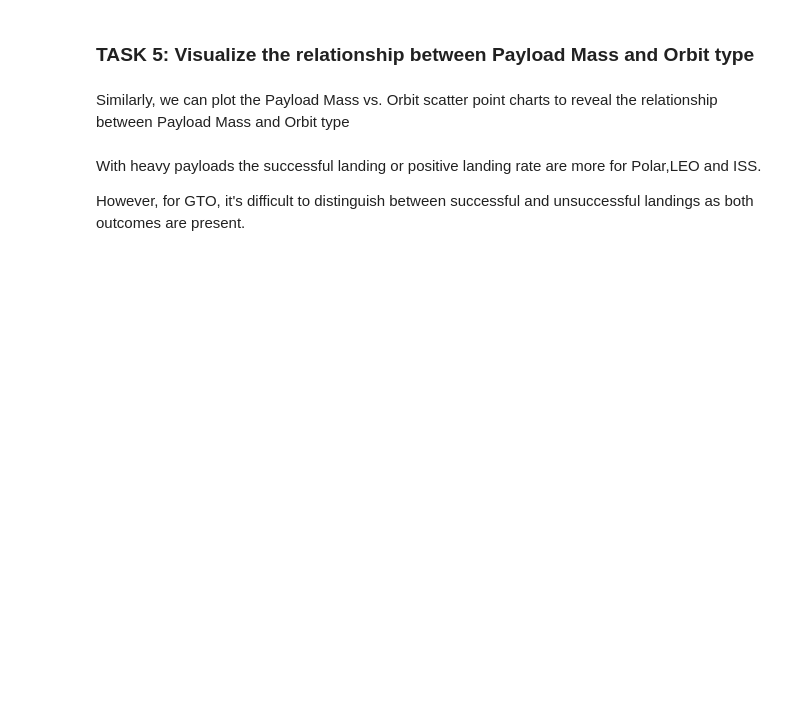
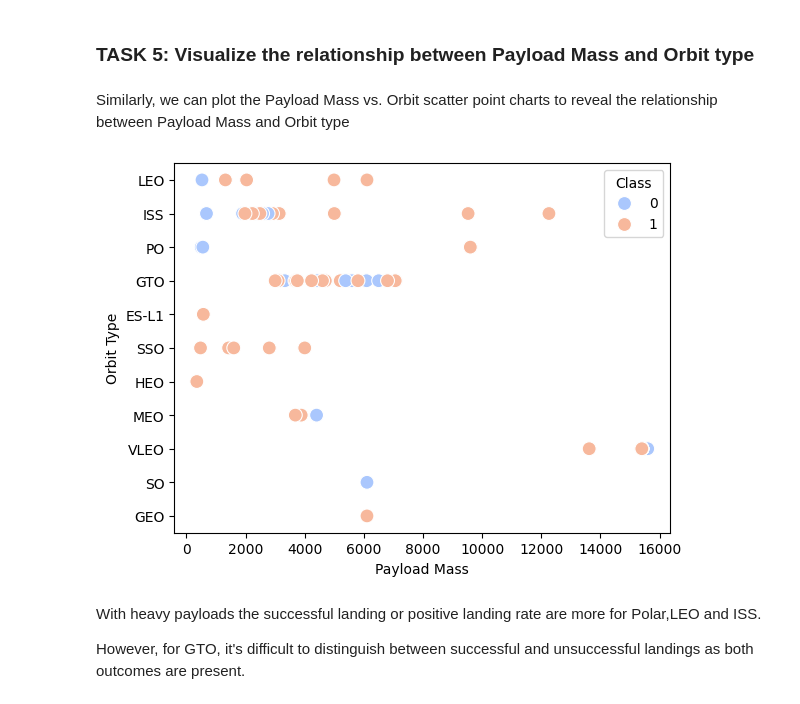
Before and after one commit to arandelov/test_repo, a Jupyter notebook: edadataviz.ipynb, the cells around one changed output. Drawn from its saved outputs; the diff is of its cells as text; code cells hidden in the pictures; blank space fills up the shorter version.

```diff
--- a/edadataviz.ipynb
+++ b/edadataviz.ipynb
@@ -135,9 +170,13 @@ Similarly, we can plot the Payload Mass vs. Orbit scatter point charts to reveal
 # %%
 # Plot a scatter point chart with x axis to be Payload Mass and y axis to be the Orbit, and hue to be the class value
 
 sns.scatterplot(data=df, x='PayloadMass', y='Orbit', hue='Class', palette='coolwarm', s=100)
+plt.xlabel('Payload Mass')
+plt.ylabel('Orbit Type')
 
 plt.show()
+# %% [output]
+[figure, added]
 # %% [markdown]
 With heavy payloads the successful landing or positive landing rate are more for Polar,LEO and ISS.
 
```
Also changed, not shown: parts of 10 cells of this notebook.
